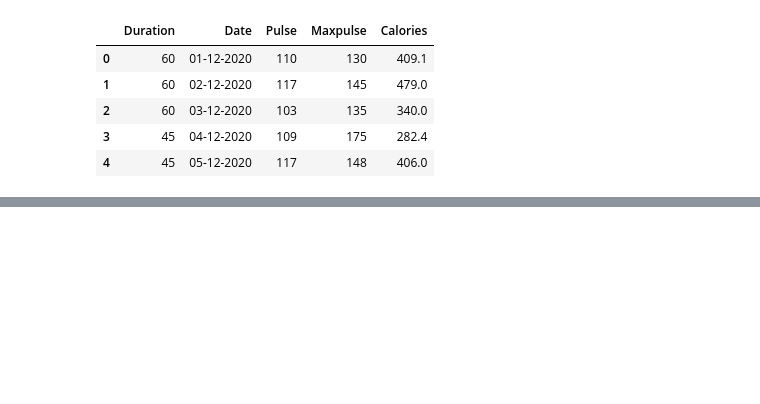
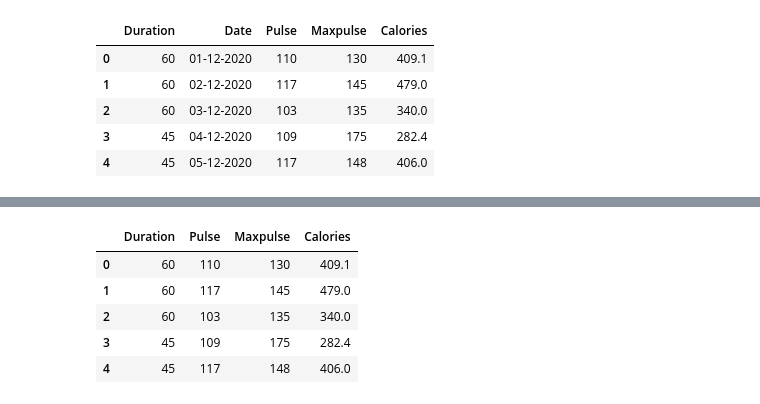
Before and after one commit to RodrigoSouzaVieira/DemoCCTB, a Jupyter notebook: EDA.ipynb, the cells around one changed output, grey strips where cells are left out. Cells and saved outputs as stored; diff of their text form; code cells hidden in the pictures; blank space fills up the shorter version.

```diff
--- a/EDA.ipynb
+++ b/EDA.ipynb
@@ -17,0 +26,10 @@ data.head()
+# %%
+numerical_data = data.drop(columns=['Date'])
+numerical_data.head()
+# %% [output]
+|  | Duration | Pulse | Maxpulse | Calories |
+| 0 | 60 | 110 | 130 | 409.1 |
+| 1 | 60 | 117 | 145 | 479.0 |
+| 2 | 60 | 103 | 135 | 340.0 |
+| 3 | 45 | 109 | 175 | 282.4 |
+| 4 | 45 | 117 | 148 | 406.0 |
```
Also changed, not shown: parts of 5 cells of this notebook.
